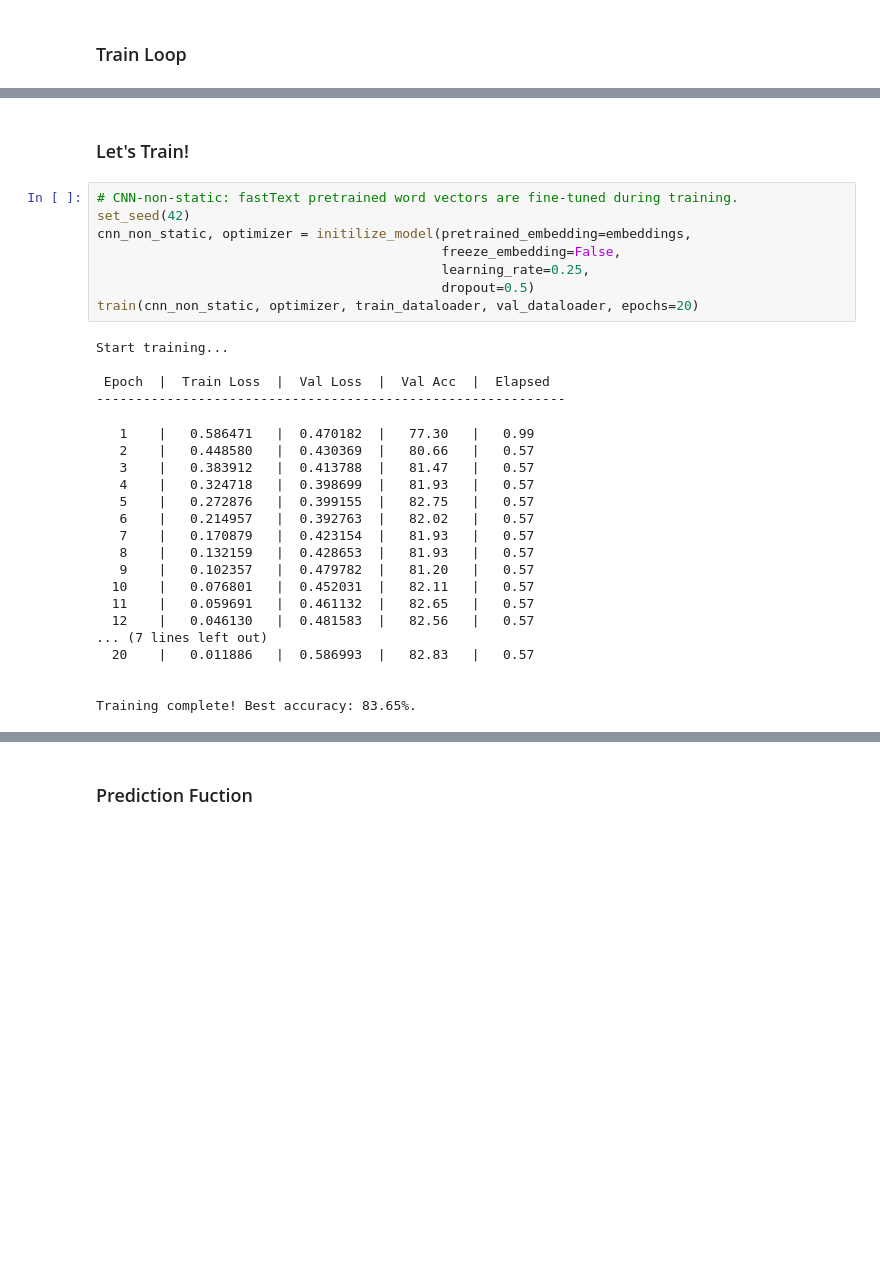
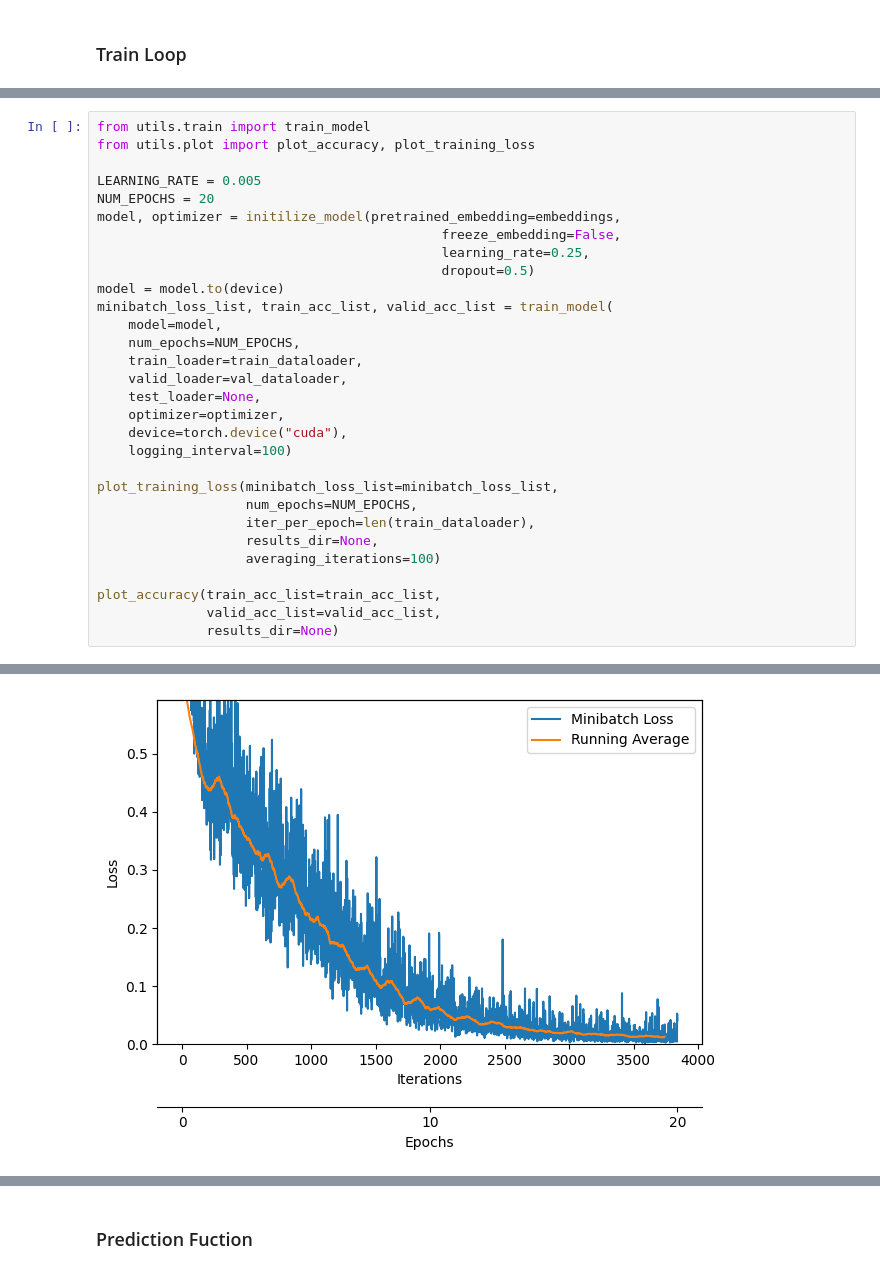
Before and after one commit to schladt/GIMC, a Jupyter notebook: classifier/cnn-example.ipynb, the cells around one changed output, grey strips where cells are left out. Drawn from its saved outputs; the diff is of its cells as text; blank space fills up the shorter version.

```diff
--- a/classifier/cnn-example.ipynb
+++ b/classifier/cnn-example.ipynb
@@ -518,32 +303,31 @@ def evaluate(model, val_dataloader):
-# %% [markdown]
-### Let's Train!
-# %%
-# CNN-non-static: fastText pretrained word vectors are fine-tuned during training.
-set_seed(42)
-cnn_non_static, optimizer = initilize_model(pretrained_embedding=embeddings,
-                                            freeze_embedding=False,
-                                            learning_rate=0.25,
-                                            dropout=0.5)
-train(cnn_non_static, optimizer, train_dataloader, val_dataloader, epochs=20)
-# %% [output]
-Start training...
-
- Epoch  |  Train Loss  |  Val Loss  |  Val Acc  |  Elapsed
-------------------------------------------------------------
-   1    |   0.586471   |  0.470182  |   77.30   |   0.99
-   2    |   0.448580   |  0.430369  |   80.66   |   0.57
-   3    |   0.383912   |  0.413788  |   81.47   |   0.57
-   4    |   0.324718   |  0.398699  |   81.93   |   0.57
-   5    |   0.272876   |  0.399155  |   82.75   |   0.57
-   6    |   0.214957   |  0.392763  |   82.02   |   0.57
-   7    |   0.170879   |  0.423154  |   81.93   |   0.57
-   8    |   0.132159   |  0.428653  |   81.93   |   0.57
-   9    |   0.102357   |  0.479782  |   81.20   |   0.57
-  10    |   0.076801   |  0.452031  |   82.11   |   0.57
-  11    |   0.059691   |  0.461132  |   82.65   |   0.57
-  12    |   0.046130   |  0.481583  |   82.56   |   0.57
-... (7 lines left out)
-  20    |   0.011886   |  0.586993  |   82.83   |   0.57
-
-
-Training complete! Best accuracy: 83.65%.
+# %%
+from utils.train import train_model
+from utils.plot import plot_accuracy, plot_training_loss
+
+LEARNING_RATE = 0.005
+NUM_EPOCHS = 20
+model, optimizer = initilize_model(pretrained_embedding=embeddings,
+                                            freeze_embedding=False,
+                                            learning_rate=0.25,
+                                            dropout=0.5)
+model = model.to(device)
+minibatch_loss_list, train_acc_list, valid_acc_list = train_model(
+    model=model,
+    num_epochs=NUM_EPOCHS,
+    train_loader=train_dataloader,
+    valid_loader=val_dataloader,
+    test_loader=None,
+    optimizer=optimizer,
+    device=torch.device("cuda"),
+    logging_interval=100)
+
+plot_training_loss(minibatch_loss_list=minibatch_loss_list,
+                   num_epochs=NUM_EPOCHS,
+                   iter_per_epoch=len(train_dataloader),
+                   results_dir=None,
+                   averaging_iterations=100)
+
+plot_accuracy(train_acc_list=train_acc_list,
+              valid_acc_list=valid_acc_list,
+              results_dir=None)
+# %% [output]
@@ -549,0 +352 @@ Training complete! Best accuracy: 83.65%.
+[figure, added]
```
Also changed, not shown: parts of 10 cells of this notebook, 1 other file.
